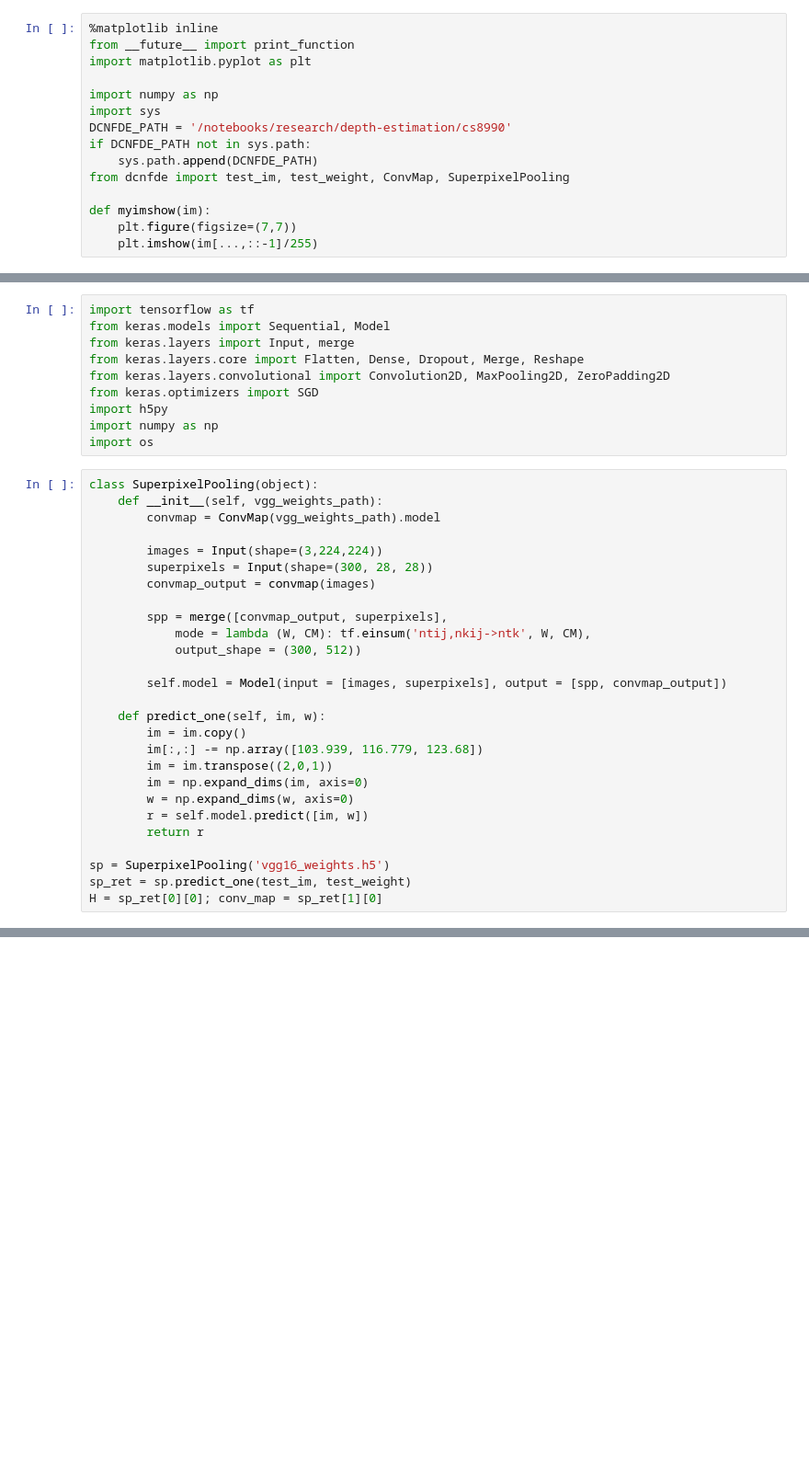
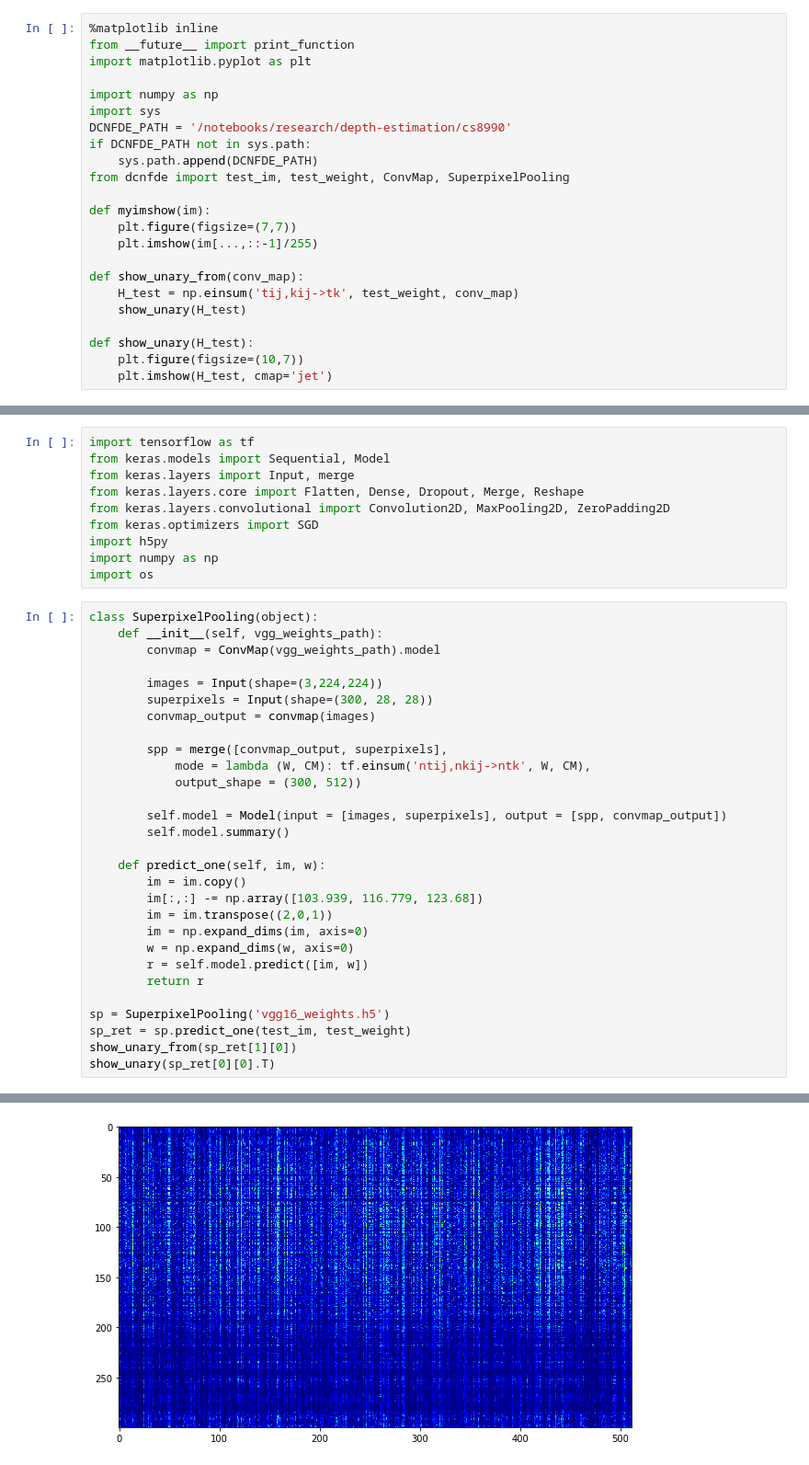
Before and after one commit to aleozlx/nb-0212-2017, a Jupyter notebook: unary_potential2.ipynb, the cells around one changed output, grey strips where cells are left out. Shown at 92% size. Cells and saved outputs as stored; diff of their text form; blank space fills up the shorter version.

Commit message:
unary

```diff
--- a/unary_potential2.ipynb
+++ b/unary_potential2.ipynb
@@ -13,5 +13,13 @@ from dcnfde import test_im, test_weight, ConvMap, SuperpixelPooling
 def myimshow(im):
     plt.figure(figsize=(7,7))
     plt.imshow(im[...,::-1]/255)
+
+def show_unary_from(conv_map):
+    H_test = np.einsum('tij,kij->tk', test_weight, conv_map)
+    show_unary(H_test)
+
+def show_unary(H_test):
+    plt.figure(figsize=(10,7))
+    plt.imshow(H_test, cmap='jet')
 # %% [output]
 Using TensorFlow backend.
@@ -43,6 +47,7 @@ class SuperpixelPooling(object):
             output_shape = (300, 512))
 
         self.model = Model(input = [images, superpixels], output = [spp, convmap_output])
+        self.model.summary()
 
     def predict_one(self, im, w):
         im = im.copy()
@@ -55,4 +60,6 @@ class SuperpixelPooling(object):
 
 sp = SuperpixelPooling('vgg16_weights.h5')
 sp_ret = sp.predict_one(test_im, test_weight)
-H = sp_ret[0][0]; conv_map = sp_ret[1][0]
+show_unary_from(sp_ret[1][0])
+show_unary(sp_ret[0][0].T)
+# %% [output]
@@ -58,0 +82 @@ H = sp_ret[0][0]; conv_map = sp_ret[1][0]
+[figure, added]
```
Also changed, not shown: parts of 5 cells of this notebook, 1 other file.
